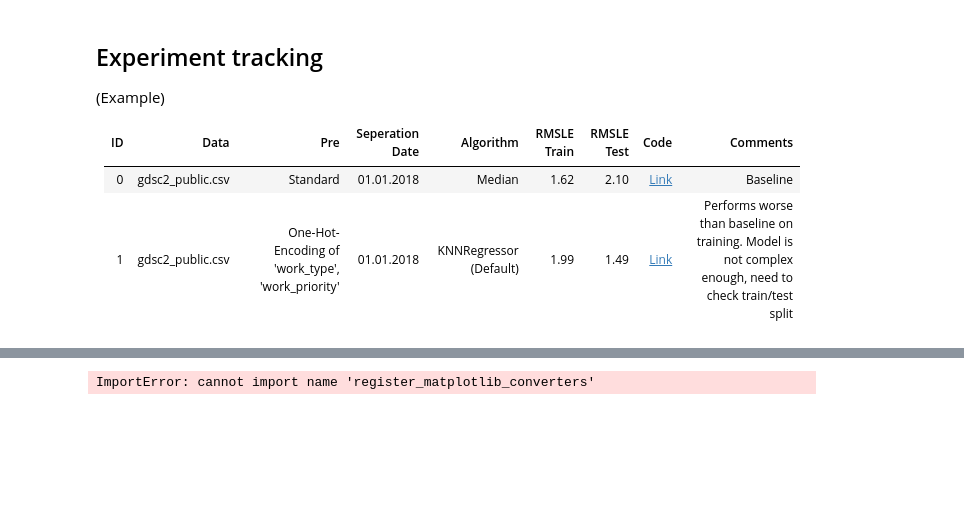
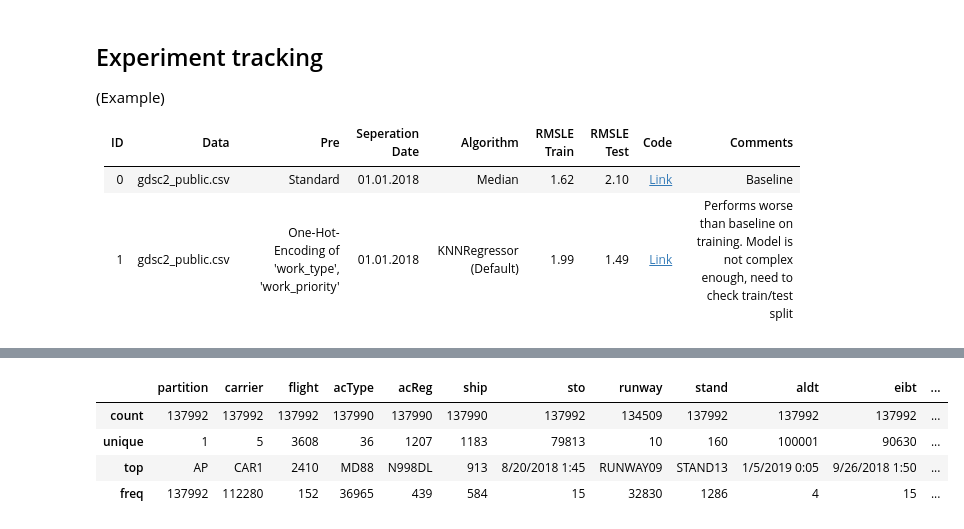
Before and after one commit to ZiggerZZ/taxitime, a Jupyter notebook: Experiments.ipynb, the cells around one changed output, grey strips where cells are left out. Drawn from its saved outputs; the diff is of its cells as text; code cells hidden in the pictures; blank space fills up the shorter version.

```diff
--- a/Experiments.ipynb
+++ b/Experiments.ipynb
@@ -30,10 +10,45 @@ Note: you may need to restart the kernel to use updated packages.
 # %%
 import pandas as pd
-import pandas_profiling as pp
 import numpy as np
+pd.set_option('display.max_columns', 30)
-# %% [output]
-ImportError: cannot import name 'register_matplotlib_converters'
 # %%
 df = pd.read_csv('Taxi-time Prediction Data/0. Airport data/Airport_Data.csv')
+# %%
+not_used = [x.lower() for x in ['mode_s'
+,'Status'
+,'sqt'
+,'Stand_last_change'
+,'Stand_scheduled'
+,'aldt_received'
+,'Stand_prepared'
+,'Stand_auto_start'
+,'Stand_active'
+,'Stand_docking'
+,'aibt_received'
+,'vdgs_in'
+,'plb_on'
+,'pca_on'
+,'gpu_on'
+,'towbar_on'
+,'pca_off'
+,'gpu_off'
+,'acars_out'
+,'vdgs_out'
+,'Stand_free'
+,'roll'
+,'speed'
+,'last_distance_to_gate'
+,'last_in_sector']]
+df = df[[x for x in df.columns if x not in not_used]]
+df = df[df['aibt'] != 'aibt'] # drop 159 weird rows
+df = df.dropna(subset=['aldt','aibt']) # drop NA for arrival and block time
+# %%
+df.describe()
+# %% [output]
+|  | partition | carrier | flight | acType | acReg | ship | sto | runway | stand | aldt | eibt | ... |
+| count | 137992 | 137992 | 137992 | 137990 | 137990 | 137990 | 137992 | 134509 | 137992 | 137992 | 137992 | ... |
+| unique | 1 | 5 | 3608 | 36 | 1207 | 1183 | 79813 | 10 | 160 | 100001 | 90630 | ... |
+| top | AP | CAR1 | 2410 | MD88 | N998DL | 913 | 8/20/2018 1:45 | RUNWAY09 | STAND13 | 1/5/2019 0:05 | 9/26/2018 1:50 | ... |
+| freq | 137992 | 112280 | 152 | 36965 | 439 | 584 | 15 | 32830 | 1286 | 4 | 15 | ... |
 # %%
 df.head()
```
Also changed, not shown: parts of 14 cells of this notebook, 7 other files.
